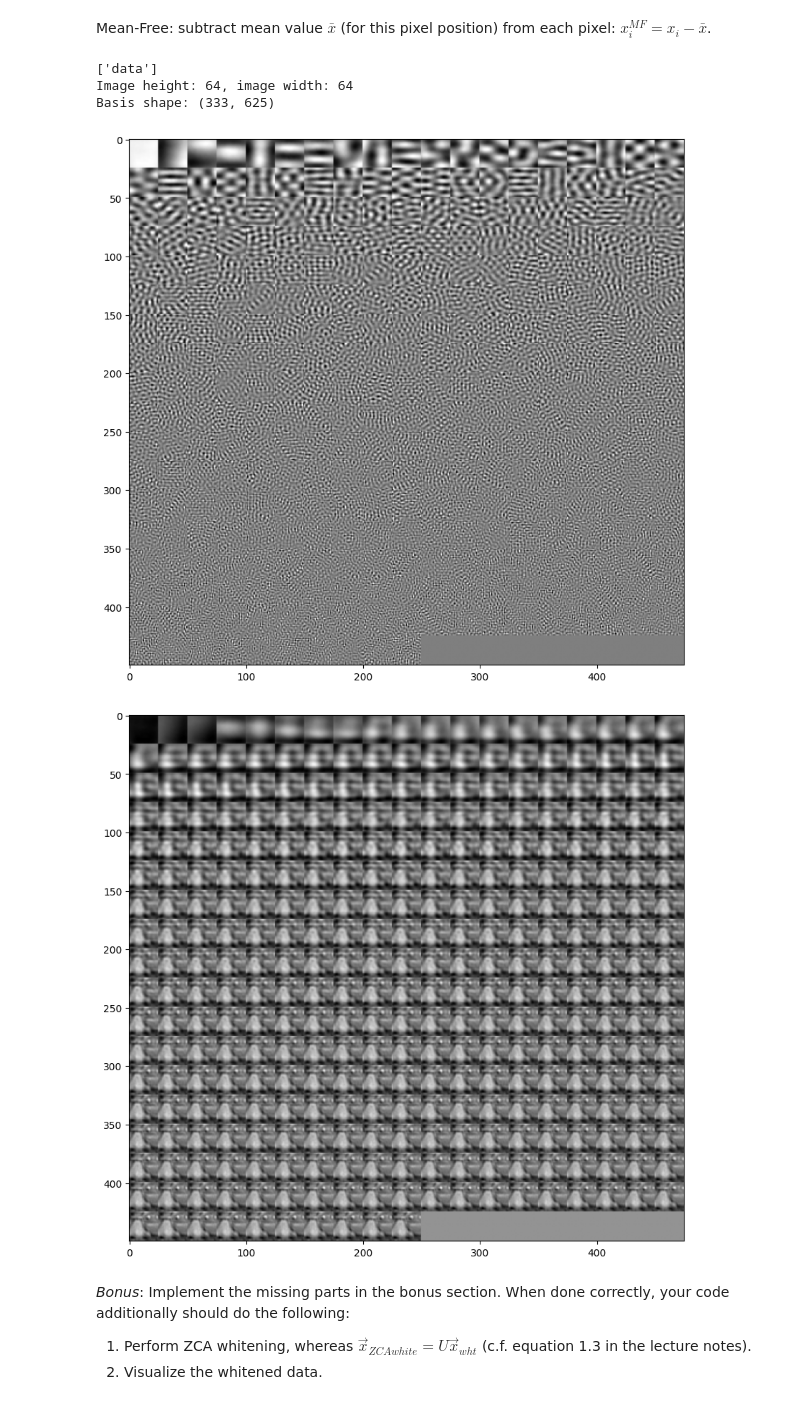
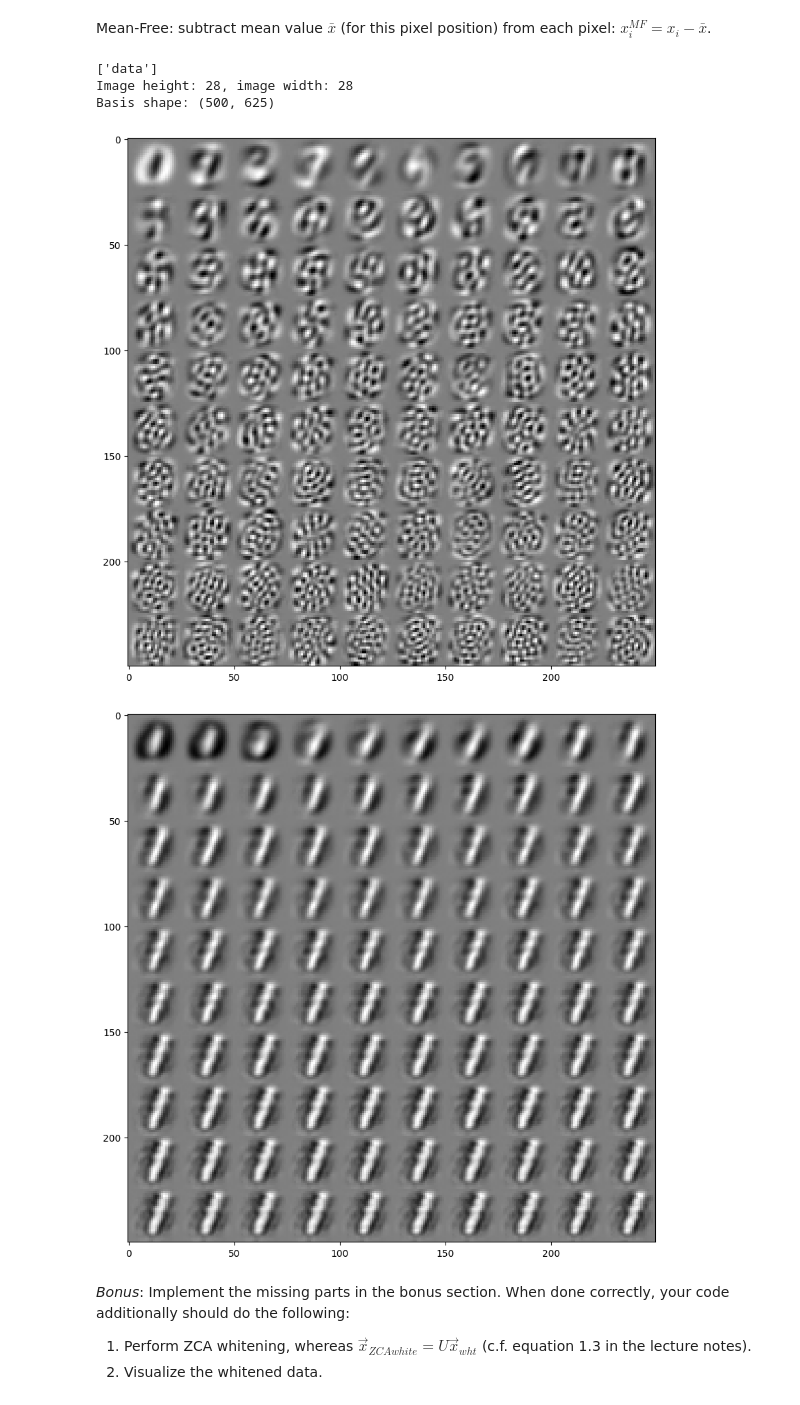
Before and after one commit to lorenz-reichert/maschinelles-lernen-2026, a Jupyter notebook: exercise_1.ipynb, the cells around one changed output. Cells and saved outputs as stored; diff of their text form; code cells hidden in the pictures.

```diff
--- a/exercise_1.ipynb
+++ b/exercise_1.ipynb
@@ -137,7 +137,7 @@ Your solution:
 ## Define variables
 
 # TODO dataset : relative path to the .npz file containing the data
-dataset = 'data/olivetti.npz' # 'data/olivetti.npz'
+dataset = 'data/mnist.npz' # 'data/olivetti.npz'
 
 # TODO n_patches : number of random patches to extract from the images
 n_patches = 10000 # -1
@@ -221,9 +221,9 @@ elif method == 'sc':
 show_in_grid(basis[:n_basis], patch_size, patch_size)
 # %% [output]
 ['data']
-Image height: 64, image width: 64
-Basis shape: (333, 625)
+Image height: 28, image width: 28
+Basis shape: (500, 625)
-[figure, old version]
+[figure, new version]
 # %%
 # RECONSTRUCTION
 ## Use different subsets of the new basis vectors to reconstruct a random patch
@@ -237,17 +237,17 @@ random_patch = patches[random.randint(0, n_patches-1)]
 reconstructions = []
 
 def sparse_coding_reconstruction(random_patch, basis, reconstructions, n_basis):
-    random_patch_reshape = random_patch.reshape(1, -1)  # reshape (625) -> (1, 625)
+    #    random_patch_reshape = random_patch.reshape(1, -1)  # reshape (625) -> (1, 625)
 
     for i in range(n_basis):
-        indices = np.argsort(np.abs(coef[0]))[-(i+1):]  # indices of i+1 largest coefs
+        # indices = np.argsort(np.abs(coef[0]))[-(i+1):]  # indices of i+1 largest coefs
         # TODO: only use the first i basis vectors
-        current_basis = basis[indices]
-        current_coef = coef[:, indices]
+        current_basis = basis[:i+1]
+        # current_coef = coef[:, indices]
 
         # TODO: compute the coefficients
         coef = sparse_encode(
-            random_patch_reshape,
+            random_patch.reshape(1,-1), # reshape (625) -> (1,625)
             current_basis
         )
 
@@ -265,34 +265,34 @@ def linear_reconstruction(random_patch, basis, reconstructions, n_basis):
     for i in range(n_basis):
         # TODO: only use the first i basis vectors
         current_basis = basis[:i+1]
 
         # TODO: compute the inverse basis
         inverse_basis = np.linalg.pinv(current_basis) # pseudo-inverse
 
         # TODO: compute the coefficients
         coef = np.matmul(random_patch, inverse_basis)
 
         # TODO: compute the reconstruction
         x_recon = np.matmul(coef, current_basis)
 
         reconstructions.append(x_recon)
 
     return reconstructions
 
 if method == 'sc':
     reconstructions = sparse_coding_reconstruction(
         random_patch, basis, reconstructions, n_basis
     )
 else:
     reconstructions = linear_reconstruction(
         random_patch, basis, reconstructions, n_basis
     )
 reconstructions = np.stack(reconstructions)
 
 # TODO show the reconstructed patch
 show_in_grid(reconstructions, patch_size, patch_size)
 # %% [output]
-[figure, old version]
+[figure, new version]
 # %% [markdown]
 *Bonus*: Implement the missing parts in the bonus section. When done correctly, your code additionally should do the following:
 1. Perform ZCA whitening, whereas $\vec{x}_{ZCAwhite}=U\vec{x}_{wht}$ (c.f. equation 1.3 in the lecture notes).
```
Also changed, not shown: parts of 2 cells of this notebook.
